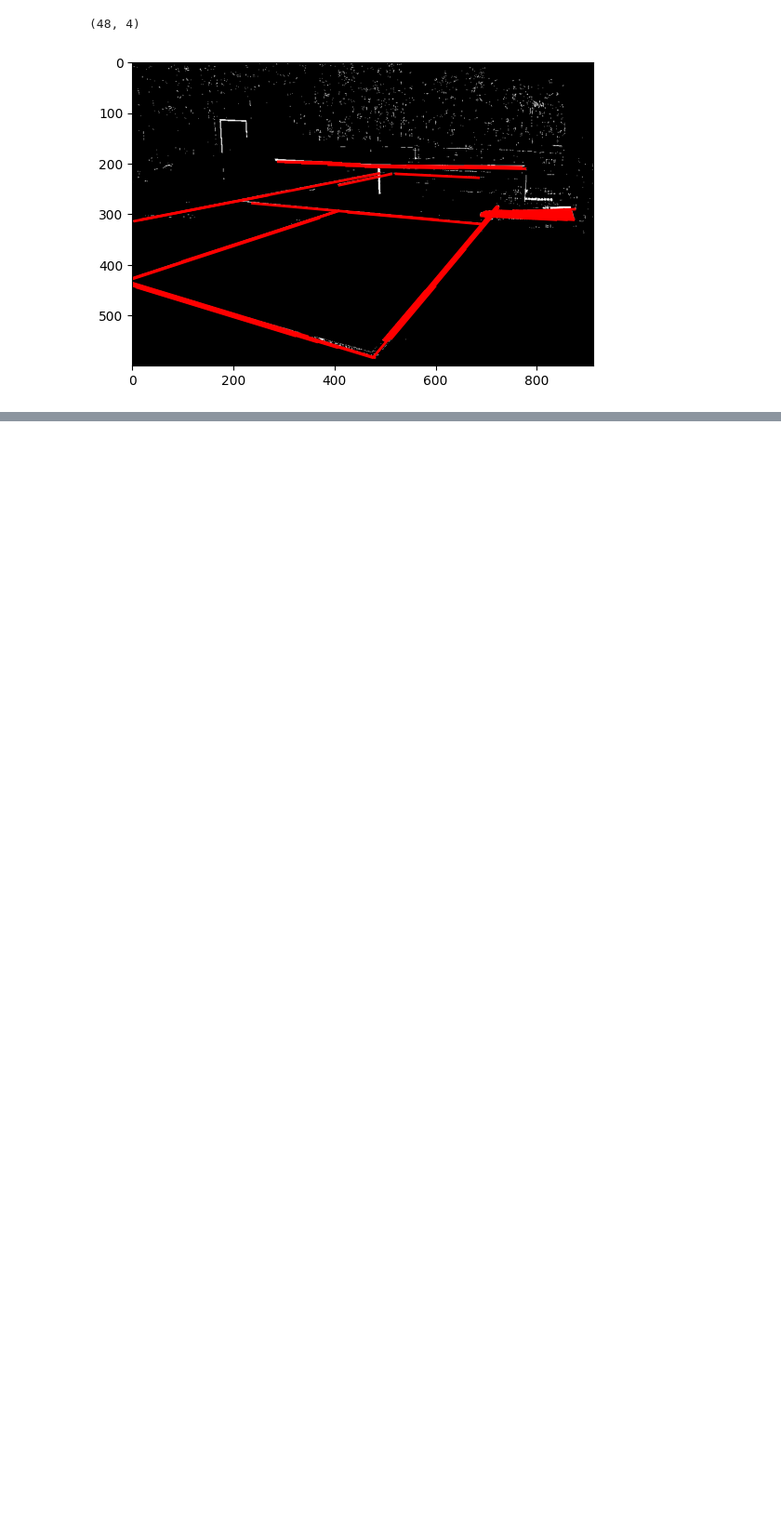
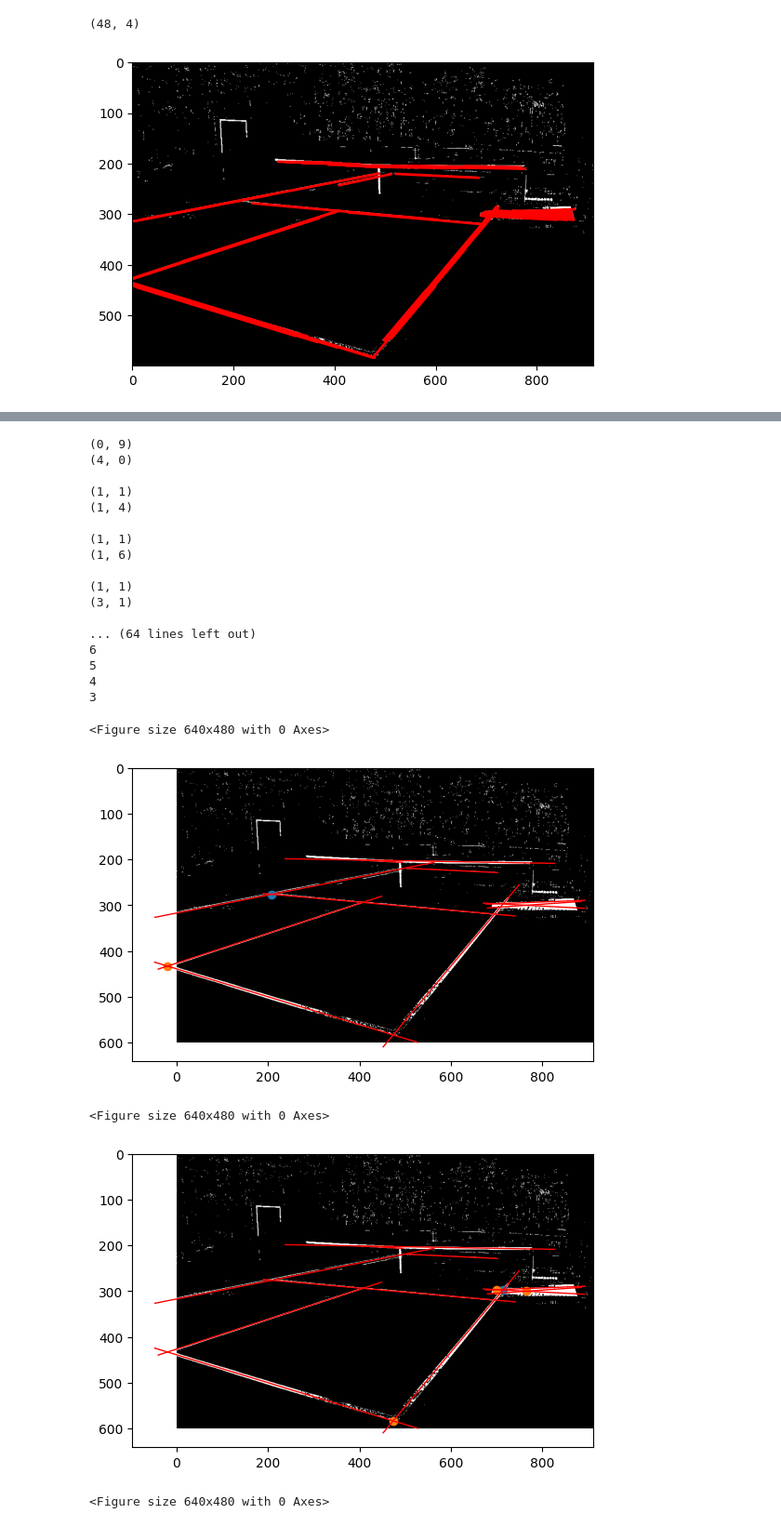
Before and after one commit to ekchapman/pickleball_roomba, a Jupyter notebook: vanishing_points/better_line_detection.ipynb, the cells around one changed output, grey strips where cells are left out. Shown at 93% size. Drawn from its saved outputs; the diff is of its cells as text; code cells hidden in the pictures; blank space fills up the shorter version.

```diff
--- a/vanishing_points/better_line_detection.ipynb
+++ b/vanishing_points/better_line_detection.ipynb
@@ -99,0 +102,76 @@ print(avg_lines.shape)
+# %%
+def get_intersection(l1: np.ndarray, l2: np.ndarray) -> np.ndarray | None:
+    segments = np.asarray([[l1[:2], l1[2:]], [l2[:2], l2[2:]]]).tolist()
+    intersections = bentley_ottman(segments)
+    if len(intersections) > 0:
+        return intersections[0].x, intersections[0].y
+    else:
+        return None
+
+intersections = {}
+for i, line_i in enumerate(extended_avg_lines):
+    for j, line_j in enumerate(extended_avg_lines[i + 1:]):
+        pt = get_intersection(line_i, line_j)
+        if pt is not None:
+            intersections[pt] = (i, j)
+
+graph = {pt: [] for pt in intersections}
+for pt1, pt2 in combinations(intersections, r=2):
+    if set(intersections[pt1]).intersection(set(intersections[pt2])):
+        graph[pt1].append(pt2)
+        graph[pt2].append(pt1)
+graph = {pt: np.array(children) for pt, children in graph.items()}
+
+for children in graph.values():
+    print(len(children))
+
+for pt in graph:
+    plt.figure()
+    _, ax2 = plt.subplots()
+    ax2.imshow(im_thresh, cmap="gray")
+    plot_segments(ax2, extended_avg_lines, colors=["red"], linewidths=[1])
+
+    ax2.scatter(x=pt[0], y=pt[1])
+    ax2.scatter(x=graph[pt][:, 0], y=graph[pt][:, 1])
+
+
+def is_pt_on_line(pt, line):
+    p1 = line[:2]
+    p2 = line[2:]
+
+    v = p2 - p1
+    norm_v = np.linalg.norm(v)
+    v_pt = pt - p1
+    norm_pt = np.linalg.norm(v_pt)
+
+    return norm_v >= norm_pt and np.allclose(v / norm_v, v_pt / norm_pt)
+
+
+# intersections = [get_intersection(l1, l2) for l1, l2 in combinations(extended_avg_lines, r=2)]
+# intersections = np.array([i for i in intersections if i is not None])
+
+# for pt in intersections:
+#     assert sum(1 for line in extended_avg_lines if is_pt_on_line(pt, line)) == 2
+# %% [output]
+(0, 9)
+(4, 0)
+
+(1, 1)
+(1, 4)
+
+(1, 1)
+(1, 6)
+
+(1, 1)
+(3, 1)
+
+... (64 lines left out)
+6
+5
+4
+3
+<Figure size 640x480 with 0 Axes>
+[figure, added]
+<Figure size 640x480 with 0 Axes>
+[figure, added]
+<Figure size 640x480 with 0 Axes>
```
Also changed, not shown: parts of 4 cells of this notebook, 2 other files.
